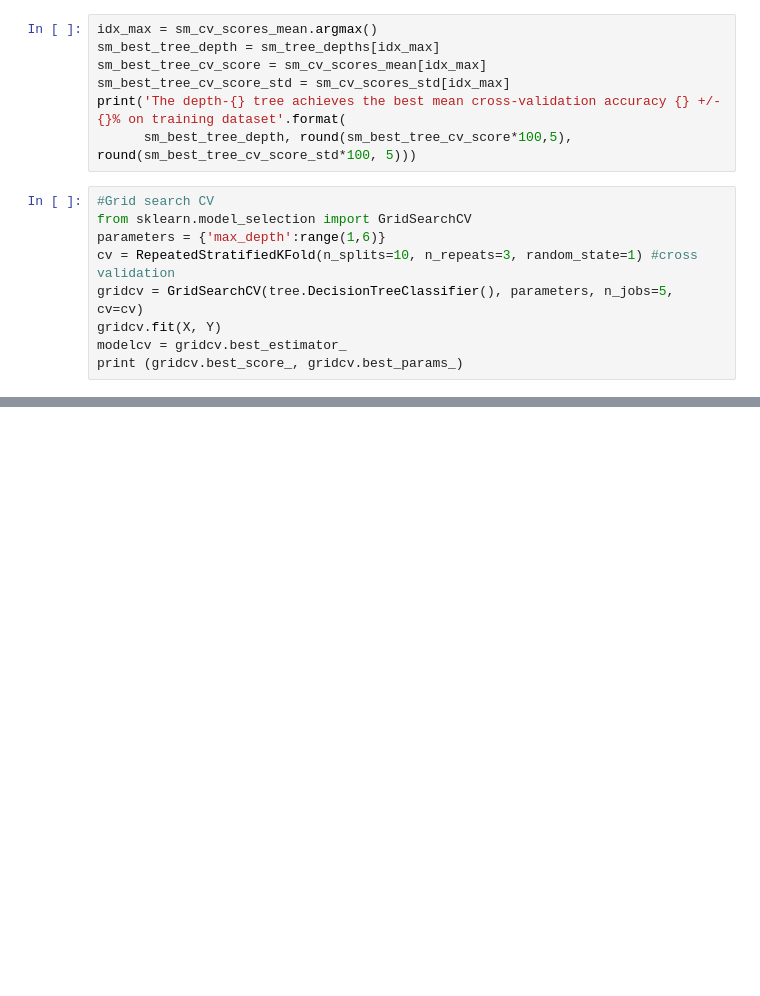
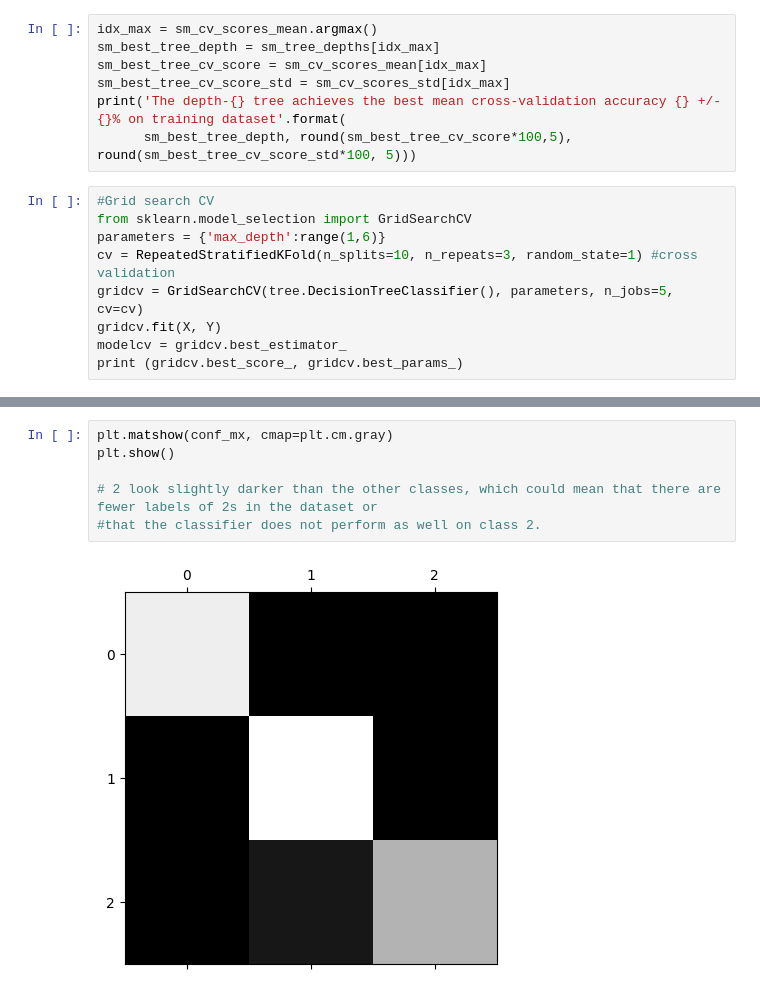
Before and after one commit to EdwinVivek/ML-hands-on-notebooks, a Jupyter notebook: iris-prediction.ipynb, the cells around one changed output, grey strips where cells are left out. Cells and saved outputs as stored; diff of their text form; blank space fills up the shorter version.

```diff
--- a/iris-prediction.ipynb
+++ b/iris-prediction.ipynb
@@ -663,0 +748,8 @@ print (gridcv.best_score_, gridcv.best_params_)
+# %%
+plt.matshow(conf_mx, cmap=plt.cm.gray)
+plt.show()
+
+# 2 look slightly darker than the other classes, which could mean that there are fewer labels of 2s in the dataset or
+#that the classifier does not perform as well on class 2.
+# %% [output]
+[figure, added]
```
Also changed, not shown: parts of 17 cells of this notebook, 3 other files.
